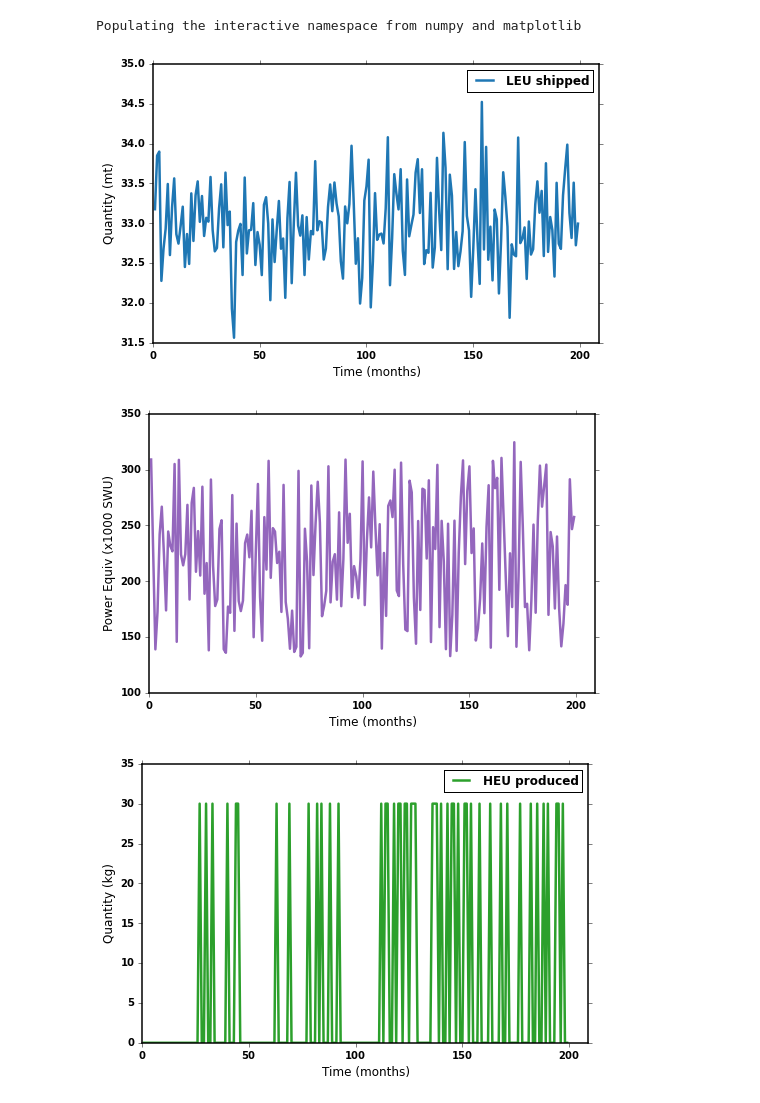
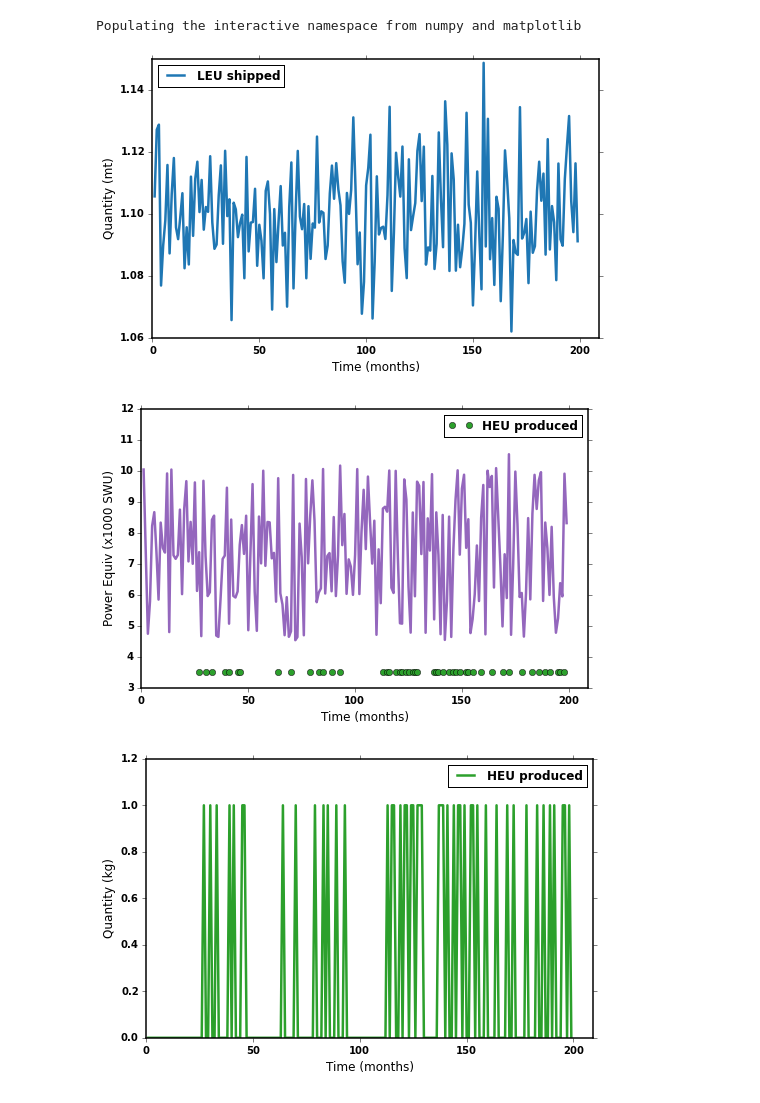
Before and after one commit to bam241/cvt_analysis, a Jupyter notebook: UM_Testing_Inspections.ipynb, the cells around one changed output. Saved outputs shown, nothing was run; the diff lists cells and outputs as text; code cells hidden in the pictures.

```diff
--- a/UM_Testing_Inspections.ipynb
+++ b/UM_Testing_Inspections.ipynb
@@ -58,19 +58,24 @@ ylab_tp = "Quantity (mt)"
 ylab_swu = "Power Equiv (x1000 SWU)"
 swipe_label = "% + HEU Samples"
 
-plot_dir = '/Users/mbmcgarry/git/data_analysis/data/UM_data/multi_modal_v1.3/single_runs/inspect_example/'
+src_dir = '/Users/mbmcgarry/git/data_analysis/data/UM_data/multi_modal_v1.3/single_runs/'
+sufx= '.sqlite.dat'
+#plot_dir = src_dir + 'inspect_example/'
+#pfix = 'mm_5enrich_lowtails_insp_200yr'
+plot_dir = src_dir + 'INMM_051316/'
+pfix = 'mm_5enrich_tinytails_insp'
+
 ps = 1
-pfix = 'mm_5enr_lowtails_insp_200yr'
 # %%
 from manip_data import import_data_cyan
 # %%
 dir = plot_dir
 
-leu_file= dir + '15_mm_5enrich_lowtails_insp_200yr.sqlite.dat'
-heu_file= dir + '16_mm_5enrich_lowtails_insp_200yr.sqlite.dat'
-swu_file = dir + 'PWR_mm_5enrich_lowtails_insp_200yr.sqlite.dat'
-ship_file = dir + 'SHIP_mm_5enrich_lowtails_insp_200yr.sqlite.dat'
-insp_file = dir + 'Inspect_mm_5enrich_lowtails_insp_200yr.sqlite.dat'
+leu_file= dir + '15_'+ pfix + sufx
+heu_file= dir + '16_'+ pfix + sufx
+swu_file = dir + 'PWR_'+ pfix + sufx
+ship_file = dir + 'SHIP_'+ pfix + sufx
+insp_file = dir + 'Inspect_'+ pfix + sufx
 
 leu_time, leu_tp = import_data_cyan(leu_file)
 heu_time, heu_tp = import_data_cyan(heu_file)
@@ -97,19 +102,22 @@ plt.xlim(t_min, t_max)
 if ps == 1:
     savefig(plot_dir + pfix + 'leu_shipped_E5.png')
 # %% [output]
-[figure, old version]
+[figure, new version]
 # %%
-plt.plot(swu_time[1:],swu[1:], label='Power Equiv.', color=tableau20[i_swu])
+plt.plot(swu_time[1:],swu[1:], color=tableau20[i_swu])
+plt.plot(heu_time,heu_tp*3500,  color=tableau20[i_heu], marker='o', linestyle='', label='HEU produced')
+plt.legend(loc='best')
 
 #plt.legend(loc='best')
 plt.xlabel(xlab)
 plt.ylabel(ylab_swu)
 plt.xlim(t_min, t_max)
+plt.ylim(3,12)
 
 if ps == 1:
     savefig(plot_dir + pfix + 'EF_power_E5.png')
 # %% [output]
-[figure, old version]
+[figure, new version]
 # %%
 plt.plot(heu_time,heu_tp*1000, label='HEU produced', color=tableau20[i_heu])
 
@@ -121,7 +129,7 @@ plt.xlim(t_min, t_max)
 if ps == 1:
     savefig(plot_dir + pfix + 'heu_diverted_E5.png')
 # %% [output]
-[figure, old version]
+[figure, new version]
 # %%
 plt.plot(swu_time[1:],swu[1:]/leu_tp[1:], color=tableau20[i_swu], marker='o', linestyle='')
 
```
Also changed, not shown: parts of 5 cells of this notebook, 2 other files.
